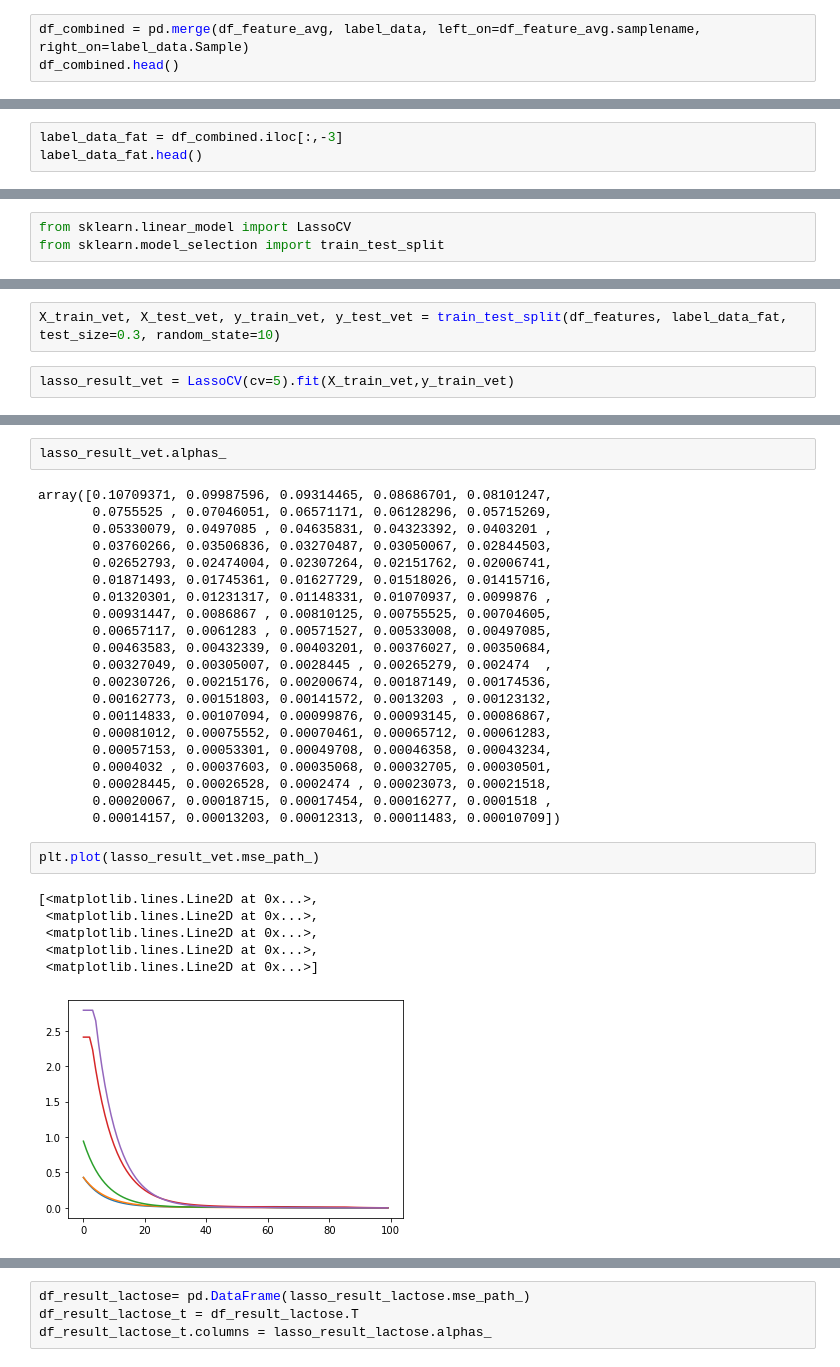
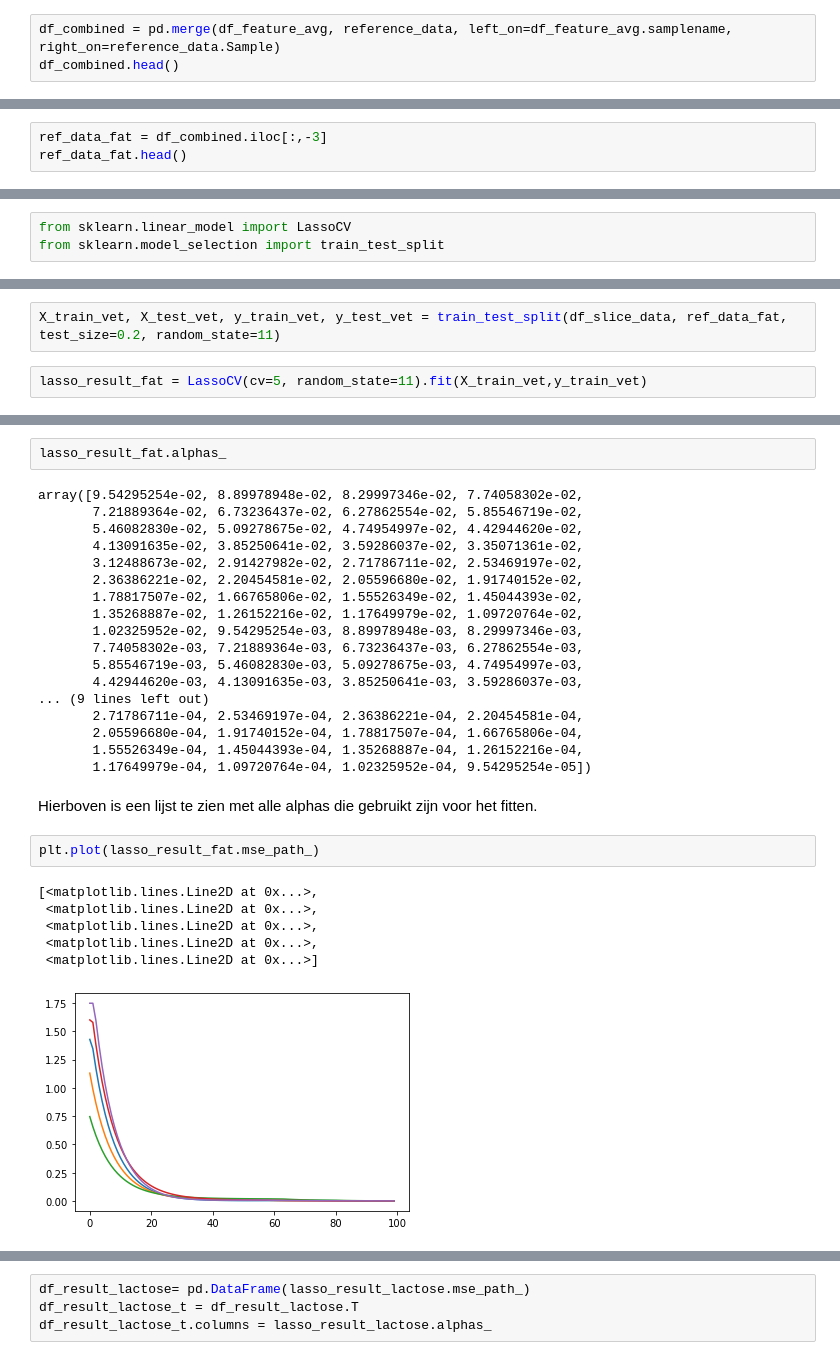
Before and after one commit to asscherhofstede/Koemelk-analyse, a Jupyter notebook: koemelk_uitwerking.ipynb, the cells around one changed output, grey strips where cells are left out. Cells and saved outputs as stored; diff of their text form.

```diff
--- a/koemelk_uitwerking.ipynb
+++ b/koemelk_uitwerking.ipynb
@@ -320,4 +346,4 @@ Wat we nu hebben is een dataframe met de colommen tussen de 1000 en 3000. Daarna
 # %%
-df_combined = pd.merge(df_feature_avg, label_data, left_on=df_feature_avg.samplename, right_on=label_data.Sample)
+df_combined = pd.merge(df_feature_avg, reference_data, left_on=df_feature_avg.samplename, right_on=reference_data.Sample)
 df_combined.head()
 # %% [output]
@@ -351,8 +379,8 @@ label_data_protein.head()
 4    3.953
 Name: Protein (%m/m), dtype: float64
 # %%
-label_data_fat = df_combined.iloc[:,-3]
-label_data_fat.head()
+ref_data_fat = df_combined.iloc[:,-3]
+ref_data_fat.head()
 # %% [output]
 0    2.362
 1    5.059
@@ -372,5 +406,5 @@ from sklearn.model_selection import train_test_split
 # %%
-X_train_vet, X_test_vet, y_train_vet, y_test_vet = train_test_split(df_features, label_data_fat, test_size=0.3, random_state=10)
+X_train_vet, X_test_vet, y_train_vet, y_test_vet = train_test_split(df_slice_data, ref_data_fat, test_size=0.2, random_state=11)
 # %%
-lasso_result_vet = LassoCV(cv=5).fit(X_train_vet,y_train_vet)
+lasso_result_fat = LassoCV(cv=5, random_state=11).fit(X_train_vet,y_train_vet)
 # %%
@@ -380,32 +420,31 @@ lasso_result_vet.score(df_features,label_data_fat)
 # %%
-lasso_result_vet.alphas_
+lasso_result_fat.alphas_
 # %% [output]
-array([0.10709371, 0.09987596, 0.09314465, 0.08686701, 0.08101247,
-       0.0755525 , 0.07046051, 0.06571171, 0.06128296, 0.05715269,
-       0.05330079, 0.0497085 , 0.04635831, 0.04323392, 0.0403201 ,
-       0.03760266, 0.03506836, 0.03270487, 0.03050067, 0.02844503,
-       0.02652793, 0.02474004, 0.02307264, 0.02151762, 0.02006741,
-       0.01871493, 0.01745361, 0.01627729, 0.01518026, 0.01415716,
-       0.01320301, 0.01231317, 0.01148331, 0.01070937, 0.0099876 ,
-       0.00931447, 0.0086867 , 0.00810125, 0.00755525, 0.00704605,
-       0.00657117, 0.0061283 , 0.00571527, 0.00533008, 0.00497085,
-       0.00463583, 0.00432339, 0.00403201, 0.00376027, 0.00350684,
-       0.00327049, 0.00305007, 0.0028445 , 0.00265279, 0.002474  ,
-       0.00230726, 0.00215176, 0.00200674, 0.00187149, 0.00174536,
-       0.00162773, 0.00151803, 0.00141572, 0.0013203 , 0.00123132,
-       0.00114833, 0.00107094, 0.00099876, 0.00093145, 0.00086867,
-       0.00081012, 0.00075552, 0.00070461, 0.00065712, 0.00061283,
-       0.00057153, 0.00053301, 0.00049708, 0.00046358, 0.00043234,
-       0.0004032 , 0.00037603, 0.00035068, 0.00032705, 0.00030501,
-       0.00028445, 0.00026528, 0.0002474 , 0.00023073, 0.00021518,
-       0.00020067, 0.00018715, 0.00017454, 0.00016277, 0.0001518 ,
-       0.00014157, 0.00013203, 0.00012313, 0.00011483, 0.00010709])
+array([9.54295254e-02, 8.89978948e-02, 8.29997346e-02, 7.74058302e-02,
+       7.21889364e-02, 6.73236437e-02, 6.27862554e-02, 5.85546719e-02,
+       5.46082830e-02, 5.09278675e-02, 4.74954997e-02, 4.42944620e-02,
+       4.13091635e-02, 3.85250641e-02, 3.59286037e-02, 3.35071361e-02,
+       3.12488673e-02, 2.91427982e-02, 2.71786711e-02, 2.53469197e-02,
+       2.36386221e-02, 2.20454581e-02, 2.05596680e-02, 1.91740152e-02,
+       1.78817507e-02, 1.66765806e-02, 1.55526349e-02, 1.45044393e-02,
+       1.35268887e-02, 1.26152216e-02, 1.17649979e-02, 1.09720764e-02,
+       1.02325952e-02, 9.54295254e-03, 8.89978948e-03, 8.29997346e-03,
+       7.74058302e-03, 7.21889364e-03, 6.73236437e-03, 6.27862554e-03,
+       5.85546719e-03, 5.46082830e-03, 5.09278675e-03, 4.74954997e-03,
+       4.42944620e-03, 4.13091635e-03, 3.85250641e-03, 3.59286037e-03,
+... (9 lines left out)
+       2.71786711e-04, 2.53469197e-04, 2.36386221e-04, 2.20454581e-04,
+       2.05596680e-04, 1.91740152e-04, 1.78817507e-04, 1.66765806e-04,
+       1.55526349e-04, 1.45044393e-04, 1.35268887e-04, 1.26152216e-04,
+       1.17649979e-04, 1.09720764e-04, 1.02325952e-04, 9.54295254e-05])
+# %% [markdown]
+Hierboven is een lijst te zien met alle alphas die gebruikt zijn voor het fitten.
 # %%
-plt.plot(lasso_result_vet.mse_path_)
+plt.plot(lasso_result_fat.mse_path_)
 # %% [output]
 [<matplotlib.lines.Line2D at 0x...>,
  <matplotlib.lines.Line2D at 0x...>,
  <matplotlib.lines.Line2D at 0x...>,
  <matplotlib.lines.Line2D at 0x...>,
  <matplotlib.lines.Line2D at 0x...>]
-[figure, old version]
+[figure, new version]
```
Also changed, not shown: parts of 69 cells of this notebook.
